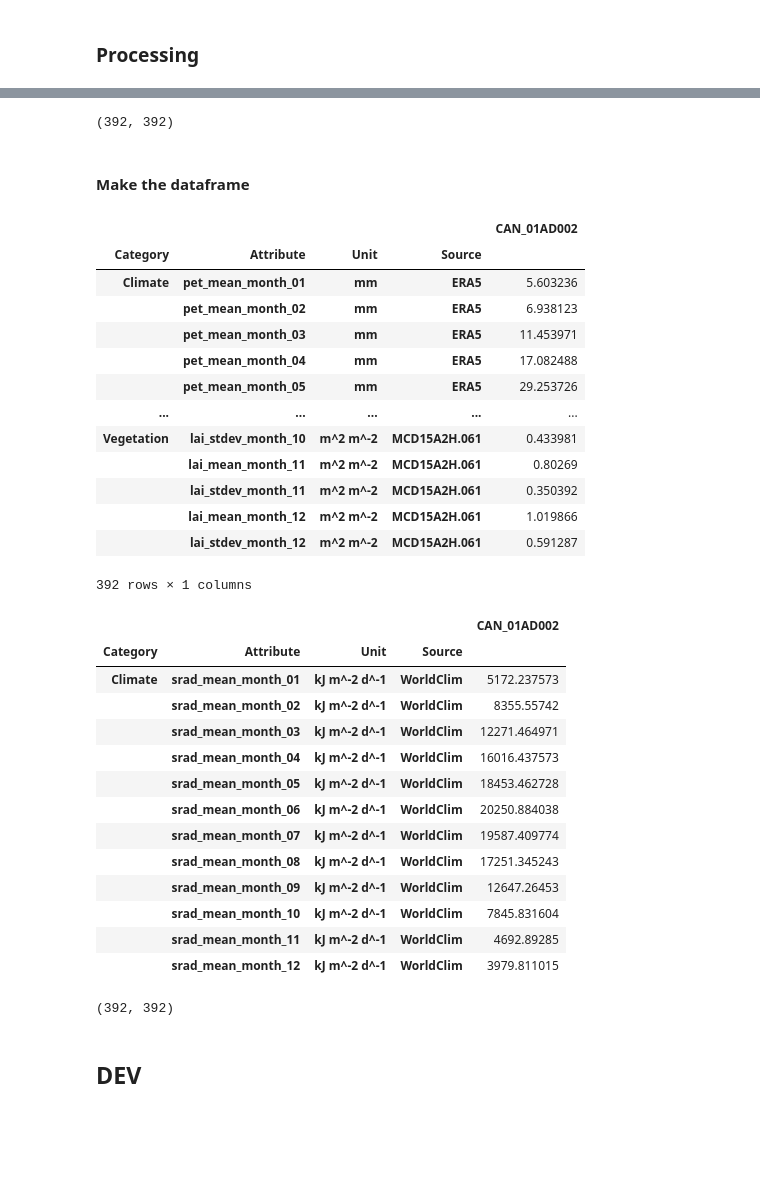
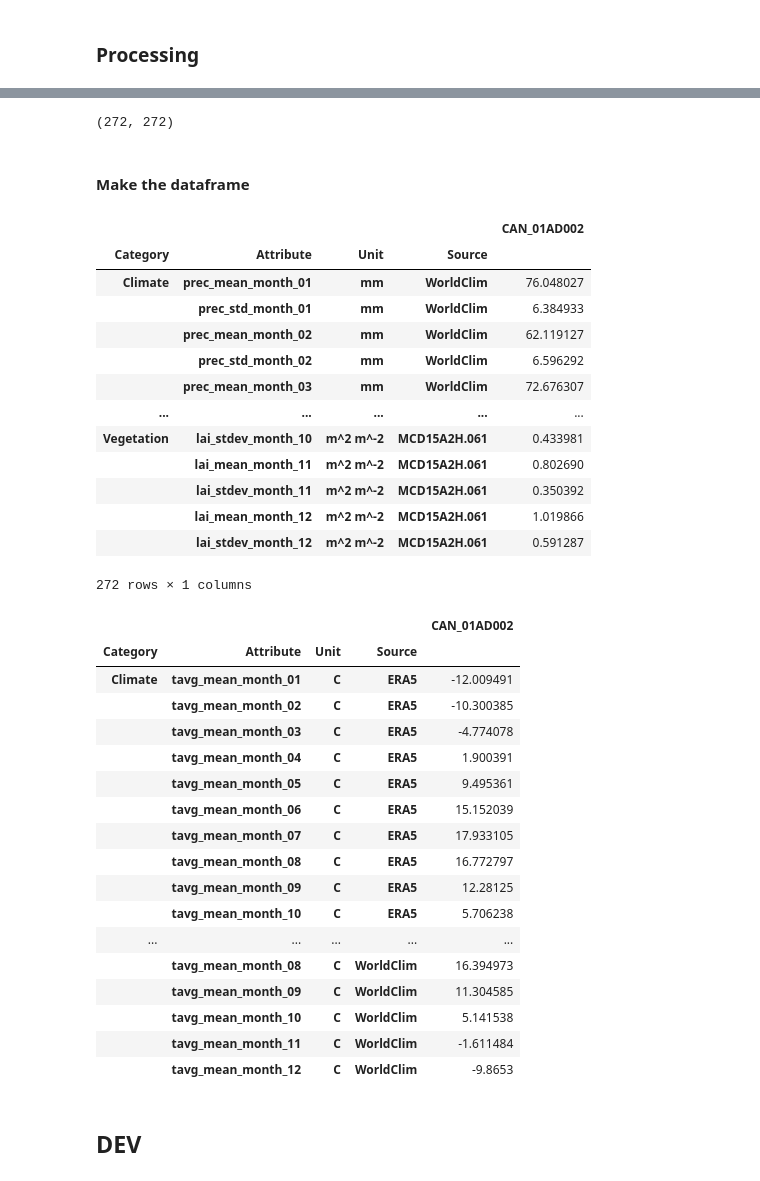
Before and after one commit to CH-Earth/camels_spat, a Jupyter notebook: 8_geospatial_data/3_calculate_attributes.ipynb, the cells around one changed output, grey strips where cells are left out. Saved outputs shown, nothing was run; the diff lists cells and outputs as text; code cells hidden in the pictures; blank space fills up the shorter version.

Commit message:
WIP: climate attribute calculation complete

```diff
--- a/8_geospatial_data/3_calculate_attributes.ipynb
+++ b/8_geospatial_data/3_calculate_attributes.ipynb
@@ -52,7 +52,7 @@ cs_unusable = pd.read_csv(cs_meta_path / cs_unusable_name, dtype={'Station_id':
 # %%
 debug_message = f'\n!!! CHECK DEBUGGING STATUS: \n- Testing 1 file \n- Testing 1 basin'
 # %%
-geo_subfolders = ['era5', 'worldclim', 'forest_height', 'lai']
+geo_subfolders = ['worldclim', 'forest_height', 'lai'] #'era5',
 # 'glclu2019', 'glhymps', 'hydrolakes','lgrip30','merit','modis_land','pelletier','soilgrids',
 # %%
 # Every attribute needs a list, so that we can efficiently construct a dataframe later
@@ -89,7 +89,7 @@ for ix,row in cs_meta.iterrows():
             l_values, l_index = csa.attributes_from_era5(met_folder, shp, 'era5', l_values, l_index)
         if dataset == 'worldclim':
             csa.oudin_pet_from_worldclim(geo_folder, dataset) # Get an extra PET estimate to sanity check ERA5 outcomes
-            cas.aridity_and_fraction_snow_from_worldclim(geo_folder, dataset) # Get monthly aridity and fraction snow maps
+            csa.aridity_and_fraction_snow_from_worldclim(geo_folder, dataset) # Get monthly aridity and fraction snow maps
             l_values, l_index = csa.attributes_from_worldclim(geo_folder, dataset, shp, l_values, l_index)
 
         ## VEGETATION
@@ -121,7 +118,7 @@ checking 1950-12-31 19:00:00
 # %%
 len(l_values),len(l_index)
 # %% [output]
-(392, 392)
+(272, 272)
 # %% [markdown]
 #### Make the dataframe
 # %%
@@ -143,41 +140,41 @@ df
 # %% [output]
 |  |  |  |  | CAN_01AD002 |
 | Category | Attribute | Unit | Source |  |
-| Climate | pet_mean_month_01 | mm | ERA5 | 5.603236 |
-|  | pet_mean_month_02 | mm | ERA5 | 6.938123 |
-|  | pet_mean_month_03 | mm | ERA5 | 11.453971 |
-|  | pet_mean_month_04 | mm | ERA5 | 17.082488 |
-|  | pet_mean_month_05 | mm | ERA5 | 29.253726 |
+| Climate | prec_mean_month_01 | mm | WorldClim | 76.048027 |
+|  | prec_std_month_01 | mm | WorldClim | 6.384933 |
+|  | prec_mean_month_02 | mm | WorldClim | 62.119127 |
+|  | prec_std_month_02 | mm | WorldClim | 6.596292 |
+|  | prec_mean_month_03 | mm | WorldClim | 72.676307 |
 | ... | ... | ... | ... | ... |
 | Vegetation | lai_stdev_month_10 | m^2 m^-2 | MCD15A2H.061 | 0.433981 |
-|  | lai_mean_month_11 | m^2 m^-2 | MCD15A2H.061 | 0.80269 |
+|  | lai_mean_month_11 | m^2 m^-2 | MCD15A2H.061 | 0.802690 |
 |  | lai_stdev_month_11 | m^2 m^-2 | MCD15A2H.061 | 0.350392 |
 |  | lai_mean_month_12 | m^2 m^-2 | MCD15A2H.061 | 1.019866 |
 |  | lai_stdev_month_12 | m^2 m^-2 | MCD15A2H.061 | 0.591287 |
-392 rows × 1 columns
+272 rows × 1 columns
 # %%
 # Example of selection code
-tmp = df.loc[df.index.get_level_values('Attribute').str.contains('srad') &
+tmp = df.loc[df.index.get_level_values('Attribute').str.contains('tavg') &
              df.index.get_level_values('Attribute').str.contains('mean')].copy()
 tmp
 # %% [output]
 |  |  |  |  | CAN_01AD002 |
 | Category | Attribute | Unit | Source |  |
-| Climate | srad_mean_month_01 | kJ m^-2 d^-1 | WorldClim | 5172.237573 |
-|  | srad_mean_month_02 | kJ m^-2 d^-1 | WorldClim | 8355.55742 |
-|  | srad_mean_month_03 | kJ m^-2 d^-1 | WorldClim | 12271.464971 |
-|  | srad_mean_month_04 | kJ m^-2 d^-1 | WorldClim | 16016.437573 |
-|  | srad_mean_month_05 | kJ m^-2 d^-1 | WorldClim | 18453.462728 |
-|  | srad_mean_month_06 | kJ m^-2 d^-1 | WorldClim | 20250.884038 |
-|  | srad_mean_month_07 | kJ m^-2 d^-1 | WorldClim | 19587.409774 |
-|  | srad_mean_month_08 | kJ m^-2 d^-1 | WorldClim | 17251.345243 |
-|  | srad_mean_month_09 | kJ m^-2 d^-1 | WorldClim | 12647.26453 |
-|  | srad_mean_month_10 | kJ m^-2 d^-1 | WorldClim | 7845.831604 |
-|  | srad_mean_month_11 | kJ m^-2 d^-1 | WorldClim | 4692.89285 |
-|  | srad_mean_month_12 | kJ m^-2 d^-1 | WorldClim | 3979.811015 |
+| Climate | tavg_mean_month_01 | C | ERA5 | -12.009491 |
+|  | tavg_mean_month_02 | C | ERA5 | -10.300385 |
+|  | tavg_mean_month_03 | C | ERA5 | -4.774078 |
+|  | tavg_mean_month_04 | C | ERA5 | 1.900391 |
+|  | tavg_mean_month_05 | C | ERA5 | 9.495361 |
+|  | tavg_mean_month_06 | C | ERA5 | 15.152039 |
+|  | tavg_mean_month_07 | C | ERA5 | 17.933105 |
+|  | tavg_mean_month_08 | C | ERA5 | 16.772797 |
+|  | tavg_mean_month_09 | C | ERA5 | 12.28125 |
+|  | tavg_mean_month_10 | C | ERA5 | 5.706238 |
+| ... | ... | ... | ... | ... |
+|  | tavg_mean_month_08 | C | WorldClim | 16.394973 |
+|  | tavg_mean_month_09 | C | WorldClim | 11.304585 |
+|  | tavg_mean_month_10 | C | WorldClim | 5.141538 |
+|  | tavg_mean_month_11 | C | WorldClim | -1.611484 |
+|  | tavg_mean_month_12 | C | WorldClim | -9.8653 |
-# %%
-len(l_values),len(l_index)
-# %% [output]
-(392, 392)
 # %% [markdown]
 ## DEV
```
Also changed, not shown: parts of 20 cells of this notebook, 1 other file.
